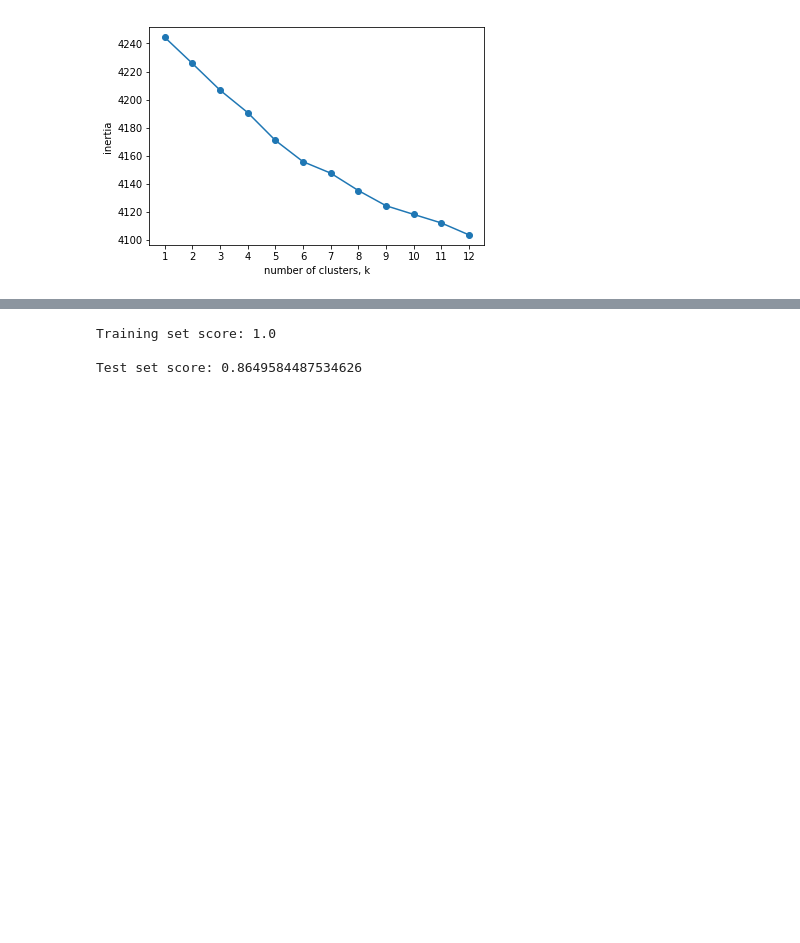
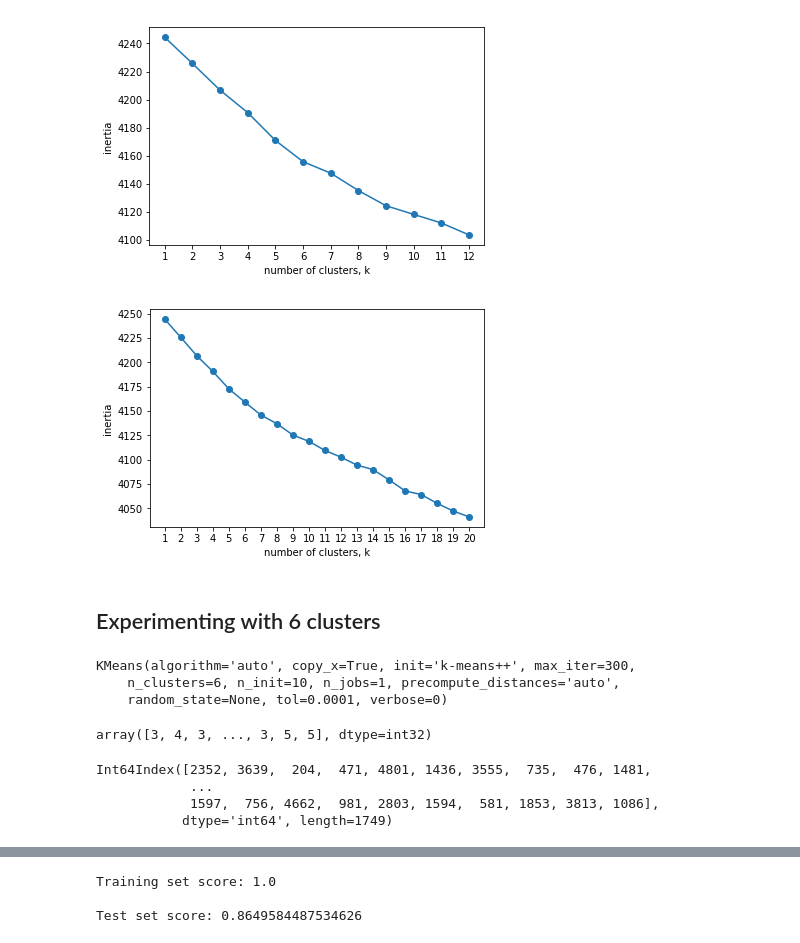
Before and after one commit to brendanmcgivern/data-science, a Jupyter notebook: NLP/unsupervised_capstone-V2.ipynb, the cells around one changed output, grey strips where cells are left out. Drawn from its saved outputs; the diff is of its cells as text; code cells hidden in the pictures; blank space fills up the shorter version.

```diff
--- a/NLP/unsupervised_capstone-V2.ipynb
+++ b/NLP/unsupervised_capstone-V2.ipynb
@@ -357,3 +340,48 @@ plt.xticks(ks)
 plt.show()
 # %% [output]
 [figure]
+# %%
+# Intertias
+ks = range(1, 21)
+inertias = []
+
+for k in ks:
+    # Create a KMeans instance with k clusters: model
+    model = KMeans(n_clusters=k)
+
+    # Fit model to samples
+    model.fit(tfidf_train)
+
+    # Append the inertia to the list of inertias
+    inertias.append(model.inertia_)
+
+# Plot ks vs inertias
+plt.plot(ks, inertias, '-o')
+plt.xlabel('number of clusters, k')
+plt.ylabel('inertia')
+plt.xticks(ks)
+plt.show()
+# %% [output]
+[figure, added]
+# %% [markdown]
+## Experimenting with 6 clusters
+# %%
+km = KMeans(n_clusters=6)
+
+# Fit model to samples
+km.fit(tfidf_train)
+# %% [output]
+KMeans(algorithm='auto', copy_x=True, init='k-means++', max_iter=300,
+    n_clusters=6, n_init=10, n_jobs=1, precompute_distances='auto',
+    random_state=None, tol=0.0001, verbose=0)
+# %%
+km.labels_
+# %% [output]
+array([3, 4, 3, ..., 3, 5, 5], dtype=int32)
+# %%
+X_train[km.labels_ == 3].index
+# %% [output]
+Int64Index([2352, 3639,  204,  471, 4801, 1436, 3555,  735,  476, 1481,
+            ...
+            1597,  756, 4662,  981, 2803, 1594,  581, 1853, 3813, 1086],
+           dtype='int64', length=1749)
```
Also changed, not shown: parts of 71 cells of this notebook.
